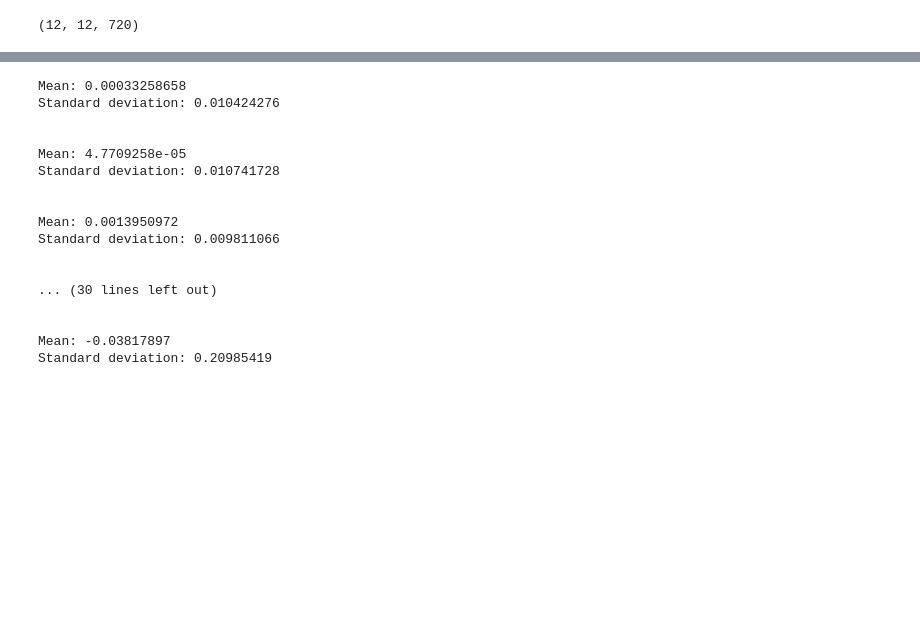
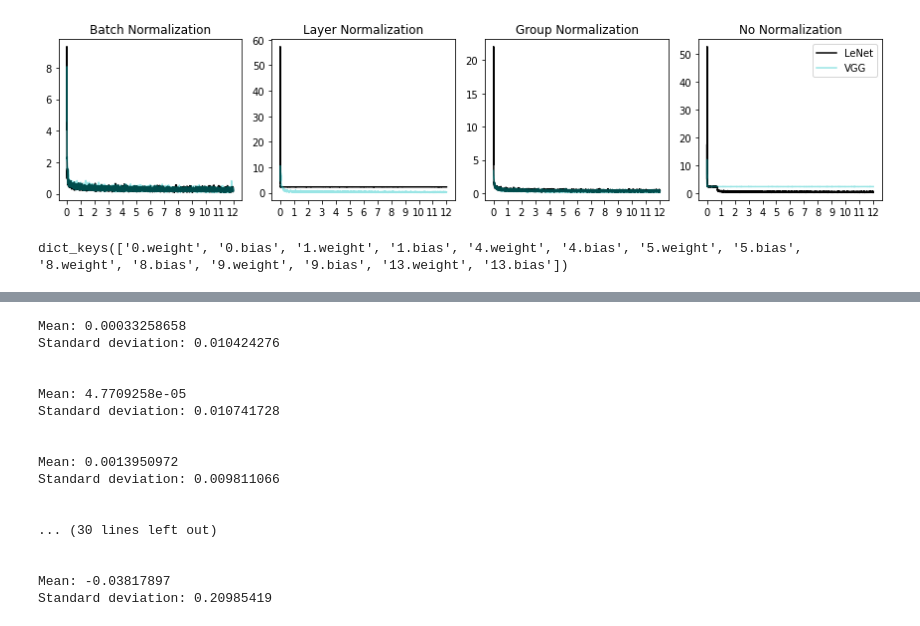
Before and after one commit to j93hahn/neural-networks, a Jupyter notebook: results/visualizer.ipynb, the cells around one changed output, grey strips where cells are left out. Drawn from its saved outputs; the diff is of its cells as text; code cells hidden in the pictures; blank space fills up the shorter version.

```diff
--- a/results/visualizer.ipynb
+++ b/results/visualizer.ipynb
@@ -75,2 +133,43 @@ plt.show()
+# %%
+x = np.arange(12*600)
+
+lenet_loss_bn = np.load('experiments/weightnorm/lenet-kaiminguniform-bn/loss.npy')
+lenet_loss_ln = np.load('experiments/weightnorm/lenet-kaiminguniform-ln/loss.npy')
+lenet_loss_gn = np.load('experiments/weightnorm/lenet-kaiminguniform-gn/loss.npy')
+lenet_loss_nn = np.load('experiments/weightnorm/lenet-kaiminguniform-nn/loss.npy')
+
+vgg_loss_bn = np.load('experiments/weightnorm/vgg-kaiminguniform-bn/loss.npy')
+vgg_loss_ln = np.load('experiments/weightnorm/vgg-kaiminguniform-ln/loss.npy')
+vgg_loss_gn = np.load('experiments/weightnorm/vgg-kaiminguniform-gn/loss.npy')
+vgg_loss_nn = np.load('experiments/weightnorm/vgg-kaiminguniform-nn/loss.npy')
+
+fig, axs = plt.subplots(1, 4, figsize=(12, 3))
+
+axs[0].plot(lenet_loss_bn.reshape(-1), color='k', alpha=1)
+axs[0].plot(vgg_loss_bn.reshape(-1), color='c', alpha=0.4)
+axs[0].set_title("Batch Normalization")
+axs[0].set_xticks(np.linspace(0, 12*600, 13), labels=np.arange(0, 13))
+
+axs[1].plot(lenet_loss_ln.reshape(-1), color='k', alpha=1)
+axs[1].plot(vgg_loss_ln.reshape(-1), color='c', alpha=0.4)
+axs[1].set_title("Layer Normalization")
+axs[1].set_xticks(np.linspace(0, 12*600, 13), labels=np.arange(0, 13))
+
+axs[2].plot(lenet_loss_gn.reshape(-1), color='k', alpha=1)
+axs[2].plot(vgg_loss_gn.reshape(-1), color='c', alpha=0.4)
+axs[2].set_title("Group Normalization")
+axs[2].set_xticks(np.linspace(0, 12*600, 13), labels=np.arange(0, 13))
+
+axs[3].plot(lenet_loss_nn.reshape(-1), color='k', alpha=1)
+axs[3].plot(vgg_loss_nn.reshape(-1), color='c', alpha=0.4)
+axs[3].set_title("No Normalization")
+axs[3].set_xticks(np.linspace(0, 12*600, 13), labels=np.arange(0, 13))
+
+fig.tight_layout()
+plt.legend(['LeNet', 'VGG'])
+#plt.savefig('experiments/weightnorm/kaiminguniform-losses.png', dpi=300)
+plt.show()
+# %% [output]
+[figure, added]
 # %%
 def extract_data():
@@ -80,8 +179,30 @@ def extract_data():
     return loss, params, gradients
 # %%
-loss, params, gradients = extract_data()
+params = torch.load('experiments/weightnorm/vgg-kaiminguniform-bn/param.pt')
+params.keys()
+# %% [output]
+dict_keys(['0.weight', '0.bias', '1.weight', '1.bias', '4.weight', '4.bias', '5.weight', '5.bias', '8.weight', '8.bias', '9.weight', '9.bias', '13.weight', '13.bias'])
 # %%
-params['13.weight'].shape
+def export_2d_data(model, norm, numeric_vals):
+    data = f'experiments/weightnorm/{model}-kaiminguniform-{norm}/{numeric_vals}.pt'
+    export_location = f'experiments/weightnorm/{model}-kaiminguniform-{norm}/{numeric_vals}-2d.npy'
+    all_plots = []
+    for i in range(12): # epochs
+        for j in range(12): # data saved per epoch
+            fig, ax = plt.subplots(figsize=(5, 5))
+
+            data = params['0.weight'][i][j]
+            x_d = np.linspace(-0.93, 0.93, 100)
+            y_d, _ = np.histogram(a=data, bins=100, range=(-0.93, 0.93), density=True)
+            ax.plot(x_d, y_d)
+            ax.set_yticks(np.arange(0, 2, 16))
+            ax.set_title(f"Epoch {i+1}")
+
+            fig.canvas.draw()
+            plot = np.array(fig.canvas.renderer.buffer_rgba())
+            plt.close(fig)
+            all_plots.append(plot)
+
+    all_plots = np.stack(all_plots, axis=0)
+    np.save(export_location, all_plots)
-# %% [output]
-(12, 12, 720)
 # %%
```
Also changed, not shown: parts of 42 cells of this notebook, 19 other files.
